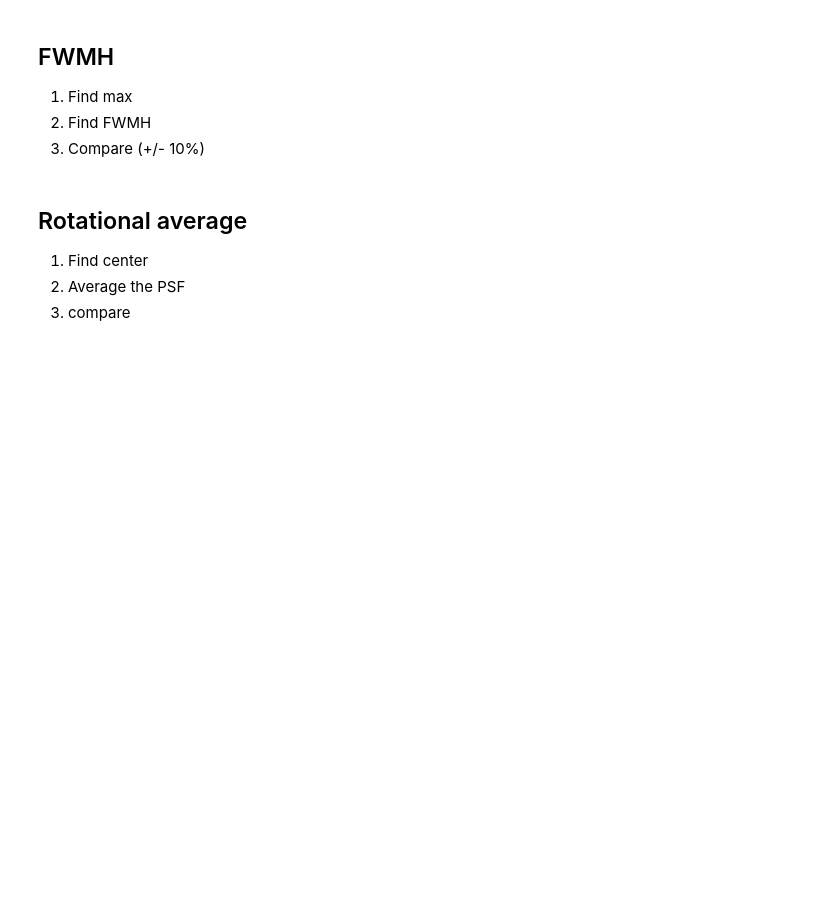
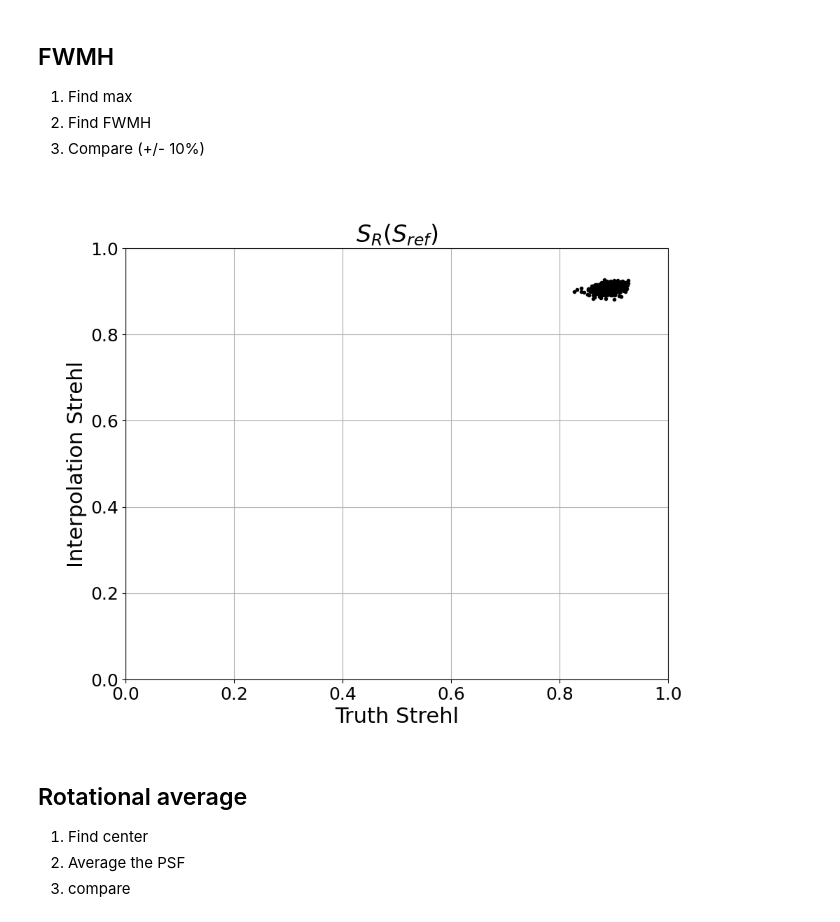
Before and after one commit to HumbertDominique/PSF-R-ML, a Jupyter notebook: Postprocessing.ipynb, the cells around one changed output. Saved outputs shown, nothing was run; the diff lists cells and outputs as text; code cells hidden in the pictures; blank space fills up the shorter version.

```diff
--- a/Postprocessing.ipynb
+++ b/Postprocessing.ipynb
@@ -127,6 +127,21 @@ plt.show()
 1. Find max
 2. Find FWMH
 3. Compare (+/- 10%)
+# %%
+plt.close('all')
+plt.figure(figsize=(10, 8))
+plt.plot(truth_strehl,interpolation_strehl,'.k')
+plt.xlim([0,1])
+plt.ylim([0,1])
+plt.xlabel('Truth Strehl', fontsize=MEDIUM_SIZE)
+plt.ylabel('Interpolation Strehl', fontsize=MEDIUM_SIZE)
+plt.xticks(fontsize=SMALL_SIZE)
+plt.yticks(fontsize=SMALL_SIZE)
+plt.title(r'$S_R(S_{ref})$', fontsize=BIGGER_SIZE)
+plt.grid(True)
+plt.show()
+# %% [output]
+[figure, added]
 # %% [markdown]
 ## Rotational average
 
```
Also changed, not shown: 3 other files.
